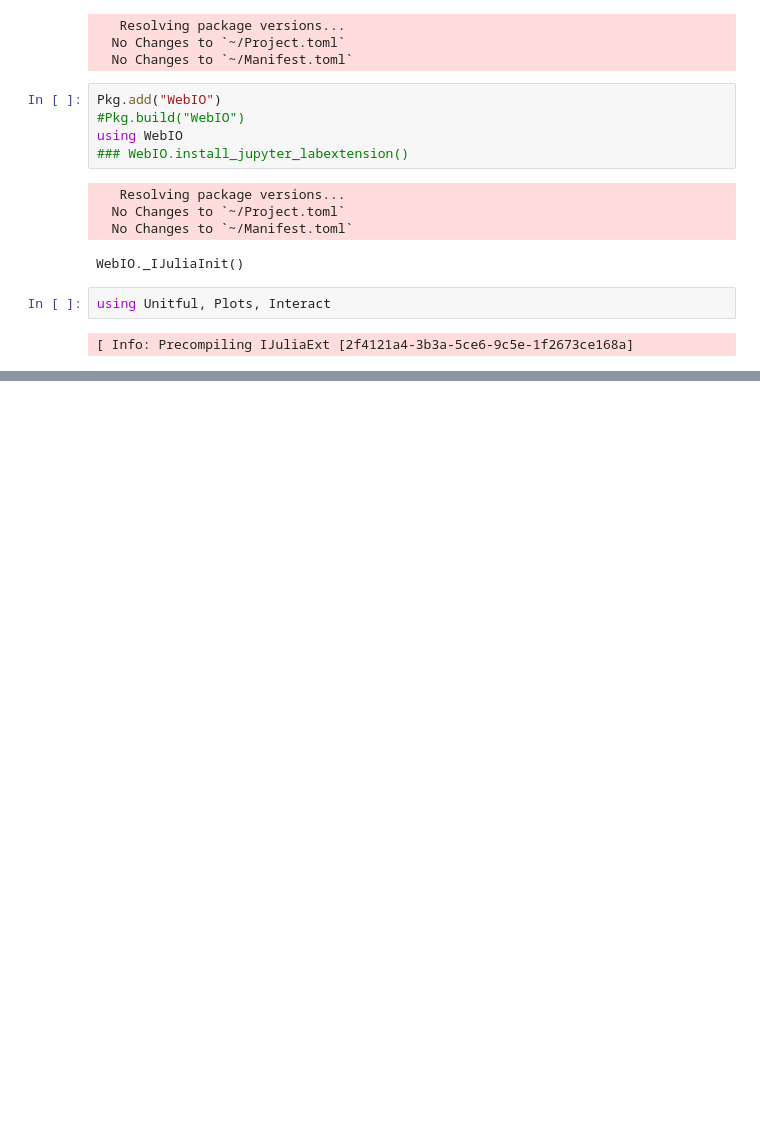
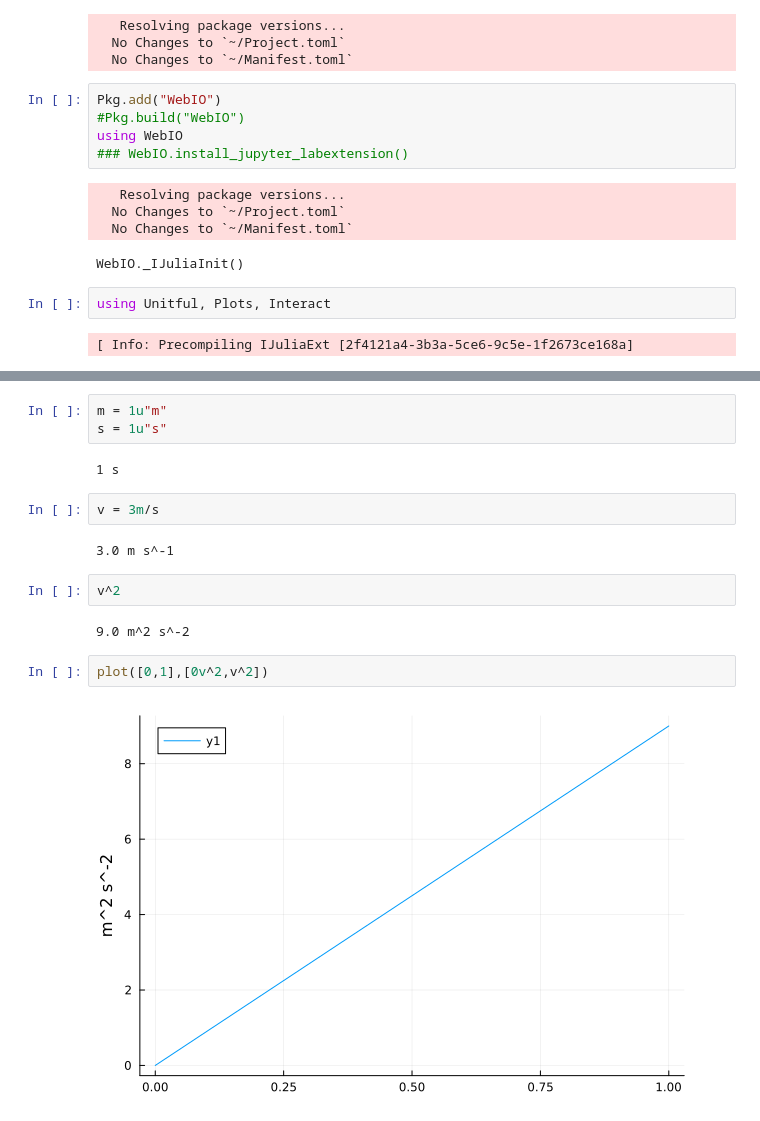
Before and after one commit to OPERA-photonics/ULB-PHYSH1002, a Jupyter notebook: tstPlot.ipynb, the cells around one changed output, grey strips where cells are left out. Saved outputs shown, nothing was run; the diff lists cells and outputs as text; blank space fills up the shorter version.

Commit message:
Ajout graphique avec unités.

```diff
--- a/tstPlot.ipynb
+++ b/tstPlot.ipynb
@@ -43,3 +43,20 @@ using Unitful, Plots, Interact
   end
 # %% [output]
 Node{WebIO.DOM}(WebIO.DOM(:html, :div), Any[Node{WebIO.DOM}(WebIO.DOM(:html, :div), Any[Scope(Node{WebIO.DOM}(WebIO.DOM(:html, :div), Any[Node{WebIO.DOM}(WebIO.DOM(:html, :div), Any[Node{WebIO.DOM}(We ...
+# %%
+m = 1u"m"
+s = 1u"s"
+# %% [output]
+1 s
+# %%
+v = 3m/s
+# %% [output]
+3.0 m s^-1
+# %%
+v^2
+# %% [output]
+9.0 m^2 s^-2
+# %%
+plot([0,1],[0v^2,v^2])
+# %% [output]
+[figure, added]
```
Also changed, not shown: parts of 3 cells of this notebook.
